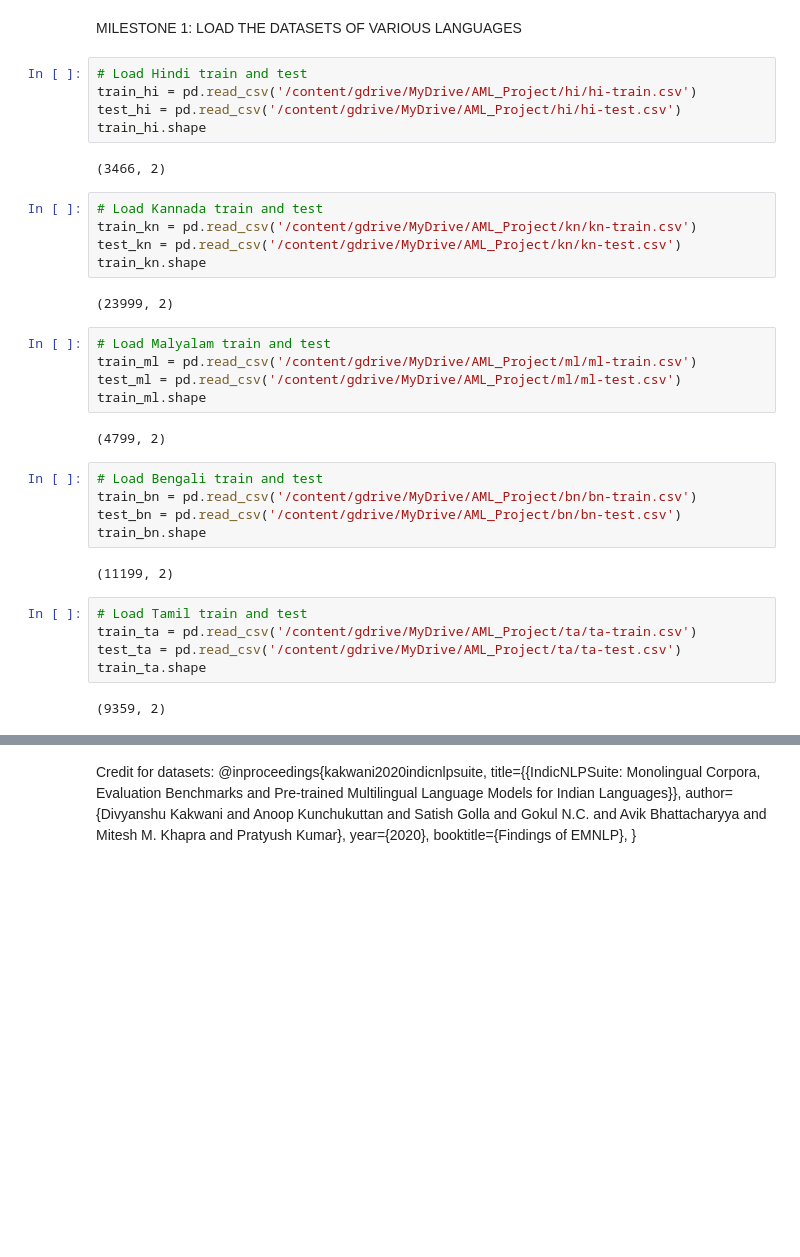
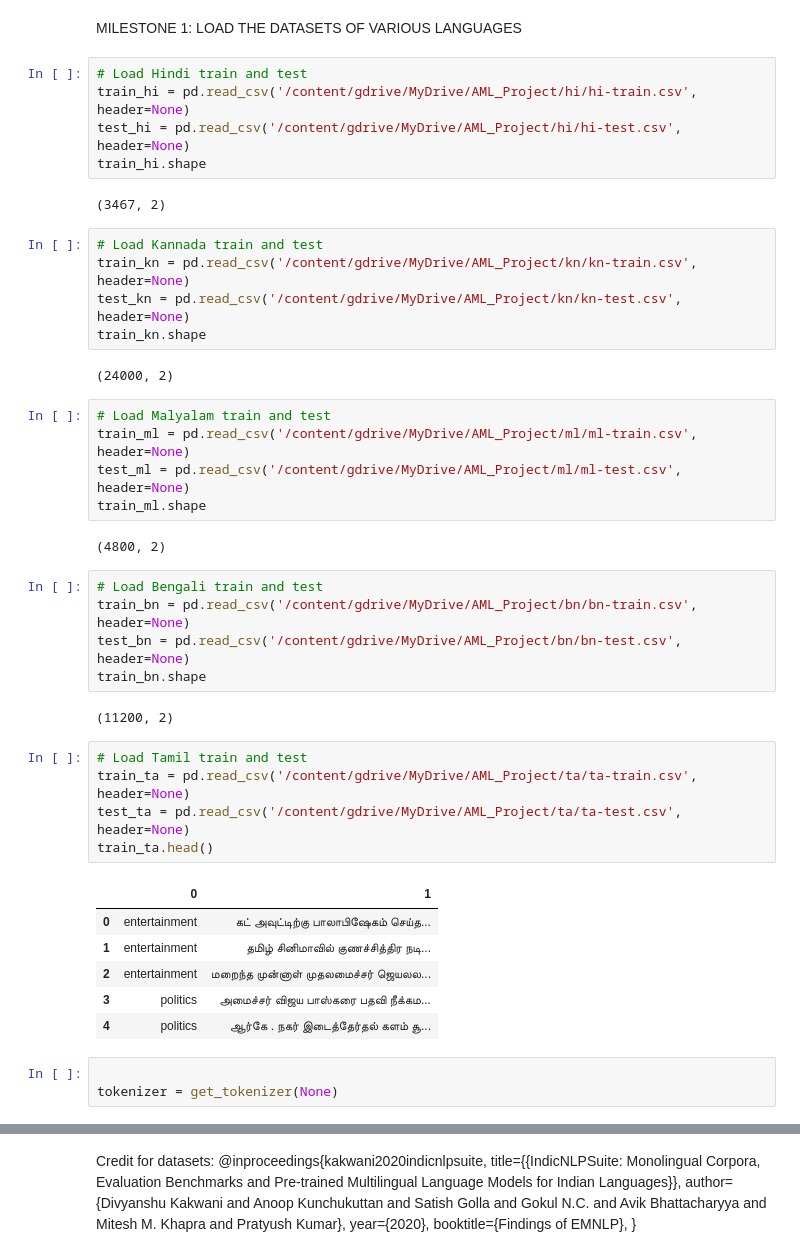
Before and after one commit to Tiru-Kaggundi/Adv_ML_project, a Jupyter notebook: LM_detection.ipynb, the cells around one changed output, grey strips where cells are left out. Drawn from its saved outputs; the diff is of its cells as text; blank space fills up the shorter version.

```diff
--- a/LM_detection.ipynb
+++ b/LM_detection.ipynb
@@ -313,36 +313,44 @@ for t in tokenizer_basic(kannada_string):
 MILESTONE 1: LOAD THE DATASETS OF VARIOUS LANGUAGES
 # %%
 # Load Hindi train and test
-train_hi = pd.read_csv('/content/gdrive/MyDrive/AML_Project/hi/hi-train.csv')
-test_hi = pd.read_csv('/content/gdrive/MyDrive/AML_Project/hi/hi-test.csv')
+train_hi = pd.read_csv('/content/gdrive/MyDrive/AML_Project/hi/hi-train.csv', header=None)
+test_hi = pd.read_csv('/content/gdrive/MyDrive/AML_Project/hi/hi-test.csv', header=None)
 train_hi.shape
 # %% [output]
-(3466, 2)
+(3467, 2)
 # %%
 # Load Kannada train and test
-train_kn = pd.read_csv('/content/gdrive/MyDrive/AML_Project/kn/kn-train.csv')
-test_kn = pd.read_csv('/content/gdrive/MyDrive/AML_Project/kn/kn-test.csv')
+train_kn = pd.read_csv('/content/gdrive/MyDrive/AML_Project/kn/kn-train.csv', header=None)
+test_kn = pd.read_csv('/content/gdrive/MyDrive/AML_Project/kn/kn-test.csv', header=None)
 train_kn.shape
 # %% [output]
-(23999, 2)
+(24000, 2)
 # %%
 # Load Malyalam train and test
-train_ml = pd.read_csv('/content/gdrive/MyDrive/AML_Project/ml/ml-train.csv')
-test_ml = pd.read_csv('/content/gdrive/MyDrive/AML_Project/ml/ml-test.csv')
+train_ml = pd.read_csv('/content/gdrive/MyDrive/AML_Project/ml/ml-train.csv', header=None)
+test_ml = pd.read_csv('/content/gdrive/MyDrive/AML_Project/ml/ml-test.csv', header=None)
 train_ml.shape
 # %% [output]
-(4799, 2)
+(4800, 2)
 # %%
 # Load Bengali train and test
-train_bn = pd.read_csv('/content/gdrive/MyDrive/AML_Project/bn/bn-train.csv')
-test_bn = pd.read_csv('/content/gdrive/MyDrive/AML_Project/bn/bn-test.csv')
+train_bn = pd.read_csv('/content/gdrive/MyDrive/AML_Project/bn/bn-train.csv', header=None)
+test_bn = pd.read_csv('/content/gdrive/MyDrive/AML_Project/bn/bn-test.csv', header=None)
 train_bn.shape
 # %% [output]
-(11199, 2)
+(11200, 2)
 # %%
 # Load Tamil train and test
-train_ta = pd.read_csv('/content/gdrive/MyDrive/AML_Project/ta/ta-train.csv')
-test_ta = pd.read_csv('/content/gdrive/MyDrive/AML_Project/ta/ta-test.csv')
-train_ta.shape
+train_ta = pd.read_csv('/content/gdrive/MyDrive/AML_Project/ta/ta-train.csv', header=None)
+test_ta = pd.read_csv('/content/gdrive/MyDrive/AML_Project/ta/ta-test.csv', header=None)
+train_ta.head()
 # %% [output]
-(9359, 2)
+|  | 0 | 1 |
+| 0 | entertainment | கட் அவுட்டிற்கு பாலாபிஷேகம் செய்த... |
+| 1 | entertainment | தமிழ் சினிமாவில் குணச்சித்திர நடி... |
+| 2 | entertainment | மறைந்த முன்னாள் முதலமைச்சர் ஜெயலல... |
+| 3 | politics | அமைச்சர் விஜய பாஸ்கரை பதவி நீக்கம... |
+| 4 | politics | ஆர்கே . நகர் இடைத்தேர்தல் களம் சூ... |
+# %%
+
+tokenizer = get_tokenizer(None)
```
Also changed, not shown: parts of 7 cells of this notebook.
